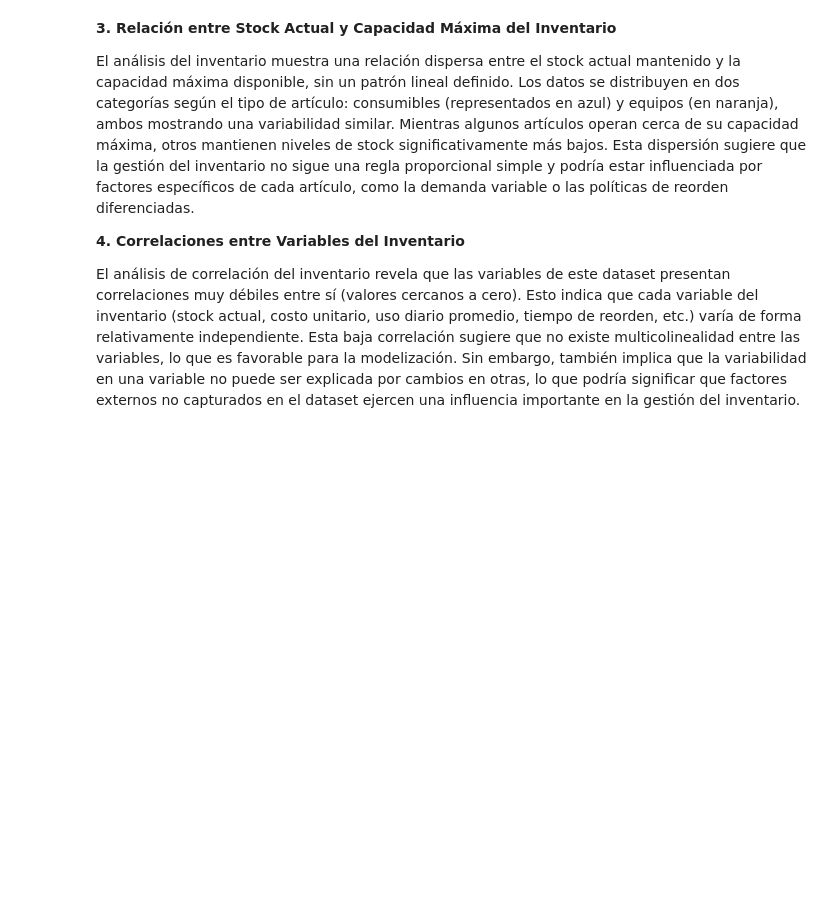
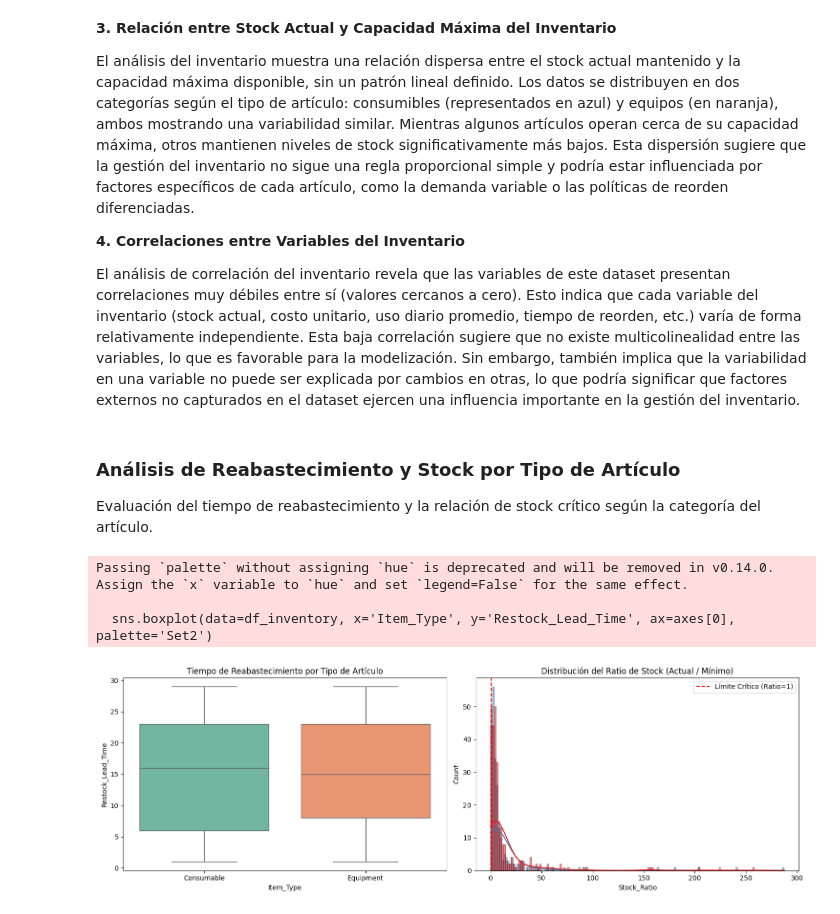
Before and after one commit to Nakamuros/Prediccion_ML, a Jupyter notebook: Hito 1.ipynb, the cells around one changed output. Cells and saved outputs as stored; diff of their text form; code cells hidden in the pictures; blank space fills up the shorter version.

```diff
--- a/Hito 1.ipynb
+++ b/Hito 1.ipynb
@@ -237,3 +201,26 @@ El análisis del inventario muestra una relación dispersa entre el stock actual
 **4. Correlaciones entre Variables del Inventario**
 
 El análisis de correlación del inventario revela que las variables de este dataset presentan correlaciones muy débiles entre sí (valores cercanos a cero). Esto indica que cada variable del inventario (stock actual, costo unitario, uso diario promedio, tiempo de reorden, etc.) varía de forma relativamente independiente. Esta baja correlación sugiere que no existe multicolinealidad entre las variables, lo que es favorable para la modelización. Sin embargo, también implica que la variabilidad en una variable no puede ser explicada por cambios en otras, lo que podría significar que factores externos no capturados en el dataset ejercen una influencia importante en la gestión del inventario.
+# %% [markdown]
+### Análisis de Reabastecimiento y Stock por Tipo de Artículo
+Evaluación del tiempo de reabastecimiento y la relación de stock crítico según la categoría del artículo.
+# %%
+fig, axes = plt.subplots(1, 2, figsize=(15, 5))
+
+sns.boxplot(data=df_inventory, x='Item_Type', y='Restock_Lead_Time', ax=axes[0], palette='Set2')
+axes[0].set_title('Tiempo de Reabastecimiento por Tipo de Artículo')
+
+# Crear variable temporal de estado de stock (Stock actual / Mínimo requerido)
+df_inventory['Stock_Ratio'] = df_inventory['Current_Stock'] / df_inventory['Min_Required']
+sns.histplot(data=df_inventory, x='Stock_Ratio', hue='Item_Type', kde=True, ax=axes[1], palette='Set1')
+axes[1].set_title('Distribución del Ratio de Stock (Actual / Mínimo)')
+axes[1].axvline(1, color='red', linestyle='--', label='Límite Crítico (Ratio=1)')
+axes[1].legend()
+
+plt.tight_layout()
+plt.show()
+# %% [output]
+Passing `palette` without assigning `hue` is deprecated and will be removed in v0.14.0. Assign the `x` variable to `hue` and set `legend=False` for the same effect.
+
+  sns.boxplot(data=df_inventory, x='Item_Type', y='Restock_Lead_Time', ax=axes[0], palette='Set2')
+[figure, added]
```
Also changed, not shown: parts of 36 cells of this notebook.
